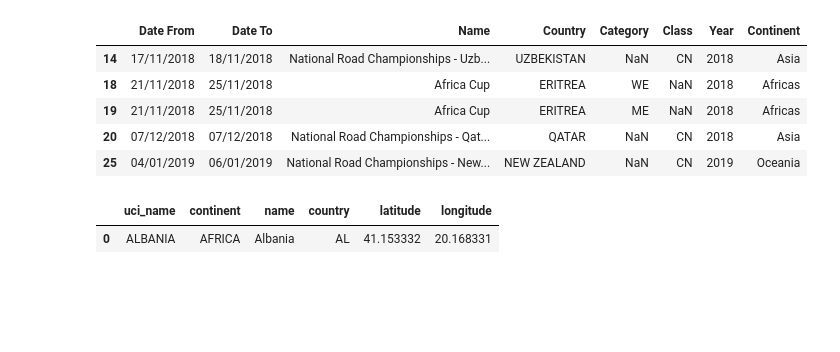
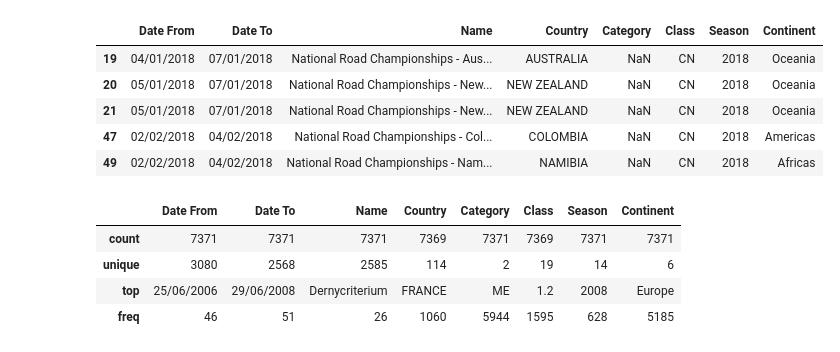
Before and after one commit to lweislo/cycling-project, a Jupyter notebook: UCI_Calendars/UCI-Calendars.ipynb, the cells around one changed output. Saved outputs shown, nothing was run; the diff lists cells and outputs as text; code cells hidden in the pictures; blank space fills up the shorter version.

Commit message:
Cleaning data, fixing initial downloads

```diff
--- a/UCI_Calendars/UCI-Calendars.ipynb
+++ b/UCI_Calendars/UCI-Calendars.ipynb
@@ -32,4 +39,6 @@ continents = {'Americas': ['ANTIGUA AND BARBUDA', 'ARGENTINA', 'ARUBA', 'BELIZE'
 all_data = pd.DataFrame()
 for f in glob.glob('Calendar*.xlsx'):
     df = pd.read_excel(f, header=1, encoding='UTF-8')
+    year = os.path.basename(f).split('.')[0].split('_')[-1]
+    df['Season'] = year
     all_data = all_data.append(df,ignore_index=True)
@@ -60,0 +90,6 @@ all_data.head()
+# %%
+for x in ['CC', 'CM', 'CN']:
+    row = (all_data.loc[all_data['Class'] == x]).sort_values(by='Season', ascending=0).iloc[0]
+label = row.name
+base_df = all_data.drop(label)
+base_df.head()
@@ -76,8 +119,4 @@ cont_dict_converted = {k: oldk for oldk, oldv in continents.items() for k in old
 #Note there are some events that cross borders or Continental championships that have no Continent.
 #Add some code here to handle these cases.
 
-all_data['Continent'] = all_data['Country'].map(cont_dict_converted).fillna('Stateless')
-
-#Look at the numbers of races per continent
-grouped_df = all_data.groupby('Continent')
-grouped_df.count()
+base_df['Continent'] = base_df['Country'].map(cont_dict_converted).fillna('Stateless')
@@ -93,21 +123,28 @@ grouped_df.count()
 # %%
 #add in the coordinates for each race so we can geolocate them on a map later
 
 uci_country_coord = pd.DataFrame()
 uci_country_coord = pd.read_excel('uci_country_coord.xlsx', encoding='UTF-8')
-uci_df = pd.merge(all_data, uci_country_coord, right_on='uci_name', left_on='Country', how="left")
+uci_df = pd.merge(base_df, uci_country_coord, right_on='uci_name', left_on='Country', how="left")
 
-df_nulls = all_data[all_data.isnull().any(axis=1)]
+df_nulls = base_df[base_df.isnull().any(axis=1)]
 df_nulls.head()
 # %% [output]
-|  | Date From | Date To | Name | Country | Category | Class | Year | Continent |
-| 14 | 17/11/2018 | 18/11/2018 | National Road Championships - Uzb... | UZBEKISTAN | NaN | CN | 2018 | Asia |
-| 18 | 21/11/2018 | 25/11/2018 | Africa Cup | ERITREA | WE | NaN | 2018 | Africas |
-| 19 | 21/11/2018 | 25/11/2018 | Africa Cup | ERITREA | ME | NaN | 2018 | Africas |
-| 20 | 07/12/2018 | 07/12/2018 | National Road Championships - Qat... | QATAR | NaN | CN | 2018 | Asia |
-| 25 | 04/01/2019 | 06/01/2019 | National Road Championships - New... | NEW ZEALAND | NaN | CN | 2019 | Oceania |
+|  | Date From | Date To | Name | Country | Category | Class | Season | Continent |
+| 19 | 04/01/2018 | 07/01/2018 | National Road Championships - Aus... | AUSTRALIA | NaN | CN | 2018 | Oceania |
+| 20 | 05/01/2018 | 07/01/2018 | National Road Championships - New... | NEW ZEALAND | NaN | CN | 2018 | Oceania |
+| 21 | 05/01/2018 | 07/01/2018 | National Road Championships - New... | NEW ZEALAND | NaN | CN | 2018 | Oceania |
+| 47 | 02/02/2018 | 04/02/2018 | National Road Championships - Col... | COLOMBIA | NaN | CN | 2018 | Americas |
+| 49 | 02/02/2018 | 04/02/2018 | National Road Championships - Nam... | NAMIBIA | NaN | CN | 2018 | Africas |
-# %%
-uci_country_coord.head(1)
-# %% [output]
-|  | uci_name | continent | name | country | latitude | longitude |
-| 0 | ALBANIA | AFRICA | Albania | AL | 41.153332 | 20.168331 |
+# %%
+#Let's get rid of the national, continental championships and Olympics to remove null categories
+cats = ['ME', 'WE']
+base_df.Category.isin(cats)
+base_df_cats = base_df[base_df.Category.isin(cats)]
+base_df_cats.describe()
+# %% [output]
+|  | Date From | Date To | Name | Country | Category | Class | Season | Continent |
+| count | 7371 | 7371 | 7371 | 7369 | 7371 | 7369 | 7371 | 7371 |
+| unique | 3080 | 2568 | 2585 | 114 | 2 | 19 | 14 | 6 |
+| top | 25/06/2006 | 29/06/2008 | Dernycriterium | FRANCE | ME | 1.2 | 2008 | Europe |
+| freq | 46 | 51 | 26 | 1060 | 5944 | 1595 | 628 | 5185 |
```
Also changed, not shown: parts of 9 cells of this notebook, 15 other files.
